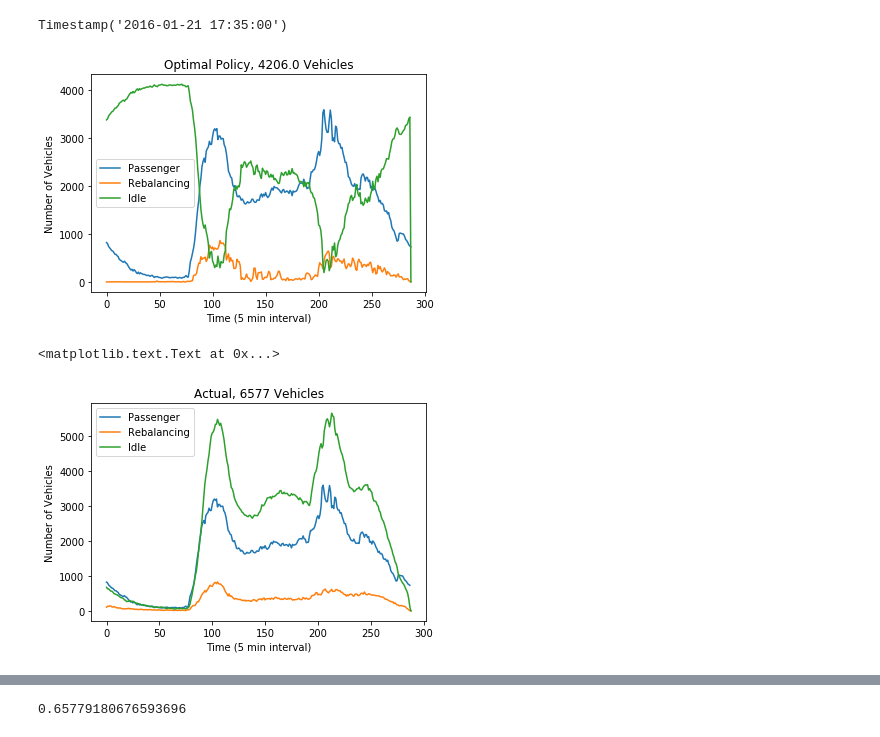
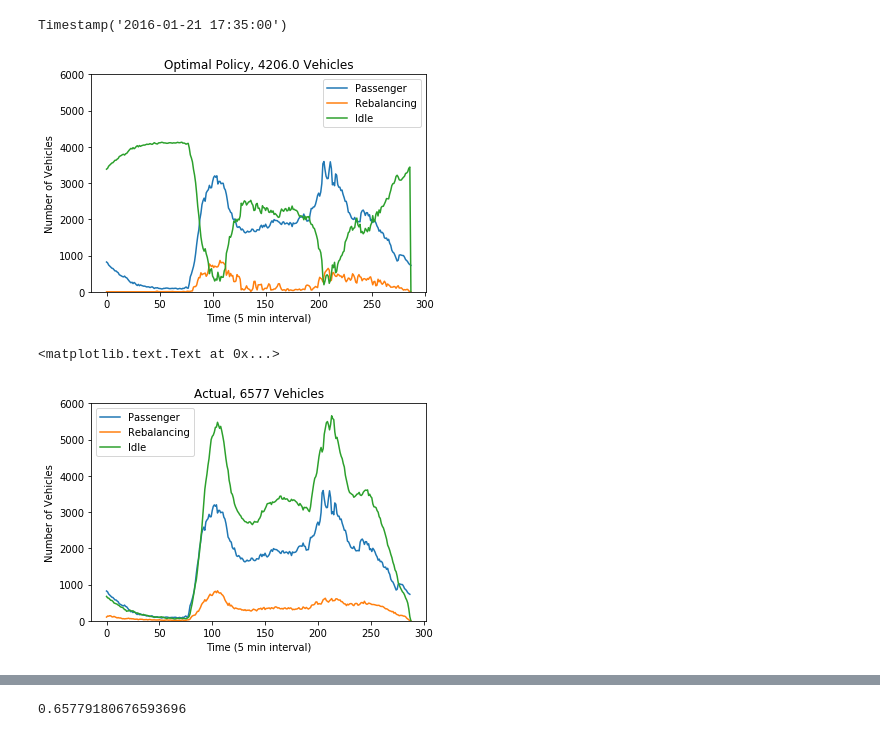
Before and after one commit to huevosabio/cs341, a Jupyter notebook: CountingVehicles.ipynb, the cells around one changed output, grey strips where cells are left out. Saved outputs shown, nothing was run; the diff lists cells and outputs as text; code cells hidden in the pictures.

```diff
--- a/CountingVehicles.ipynb
+++ b/CountingVehicles.ipynb
@@ -476,13 +476,14 @@ nveh = ((rebout.sum(axis=1) - rebin.sum(axis=1)).cumsum() + paxveh + (stayout.su
 # %%
 plt.plot(paxveh, label='Passenger')
 plt.plot((rebout.sum(axis=1) - rebin.sum(axis=1)).cumsum(), label='Rebalancing')
 plt.plot((stayout.sum(axis=1) - stayin.sum(axis=1)).cumsum(), label ='Idle')
 plt.legend()
 plt.xlabel('Time (5 min interval)')
 plt.ylabel('Number of Vehicles')
+plt.ylim(0,6000)
 plt.title('Optimal Policy, '+ str(nveh) +' Vehicles');
 # %% [output]
-[figure, old version]
+[figure, new version]
 # %%
 # actual rebs
 rout = rebout_table[stations]
@@ -504,7 +505,8 @@ plt.plot(stayvehs, label ='Idle')
 plt.legend()
 plt.xlabel('Time (5 min interval)')
 plt.ylabel('Number of Vehicles')
+plt.ylim(0,6000)
 plt.title('Actual, 6577 Vehicles')
 # %% [output]
 <matplotlib.text.Text at 0x...>
-[figure, old version]
+[figure, new version]
```
Also changed, not shown: parts of 7 cells of this notebook, 24 other files.
